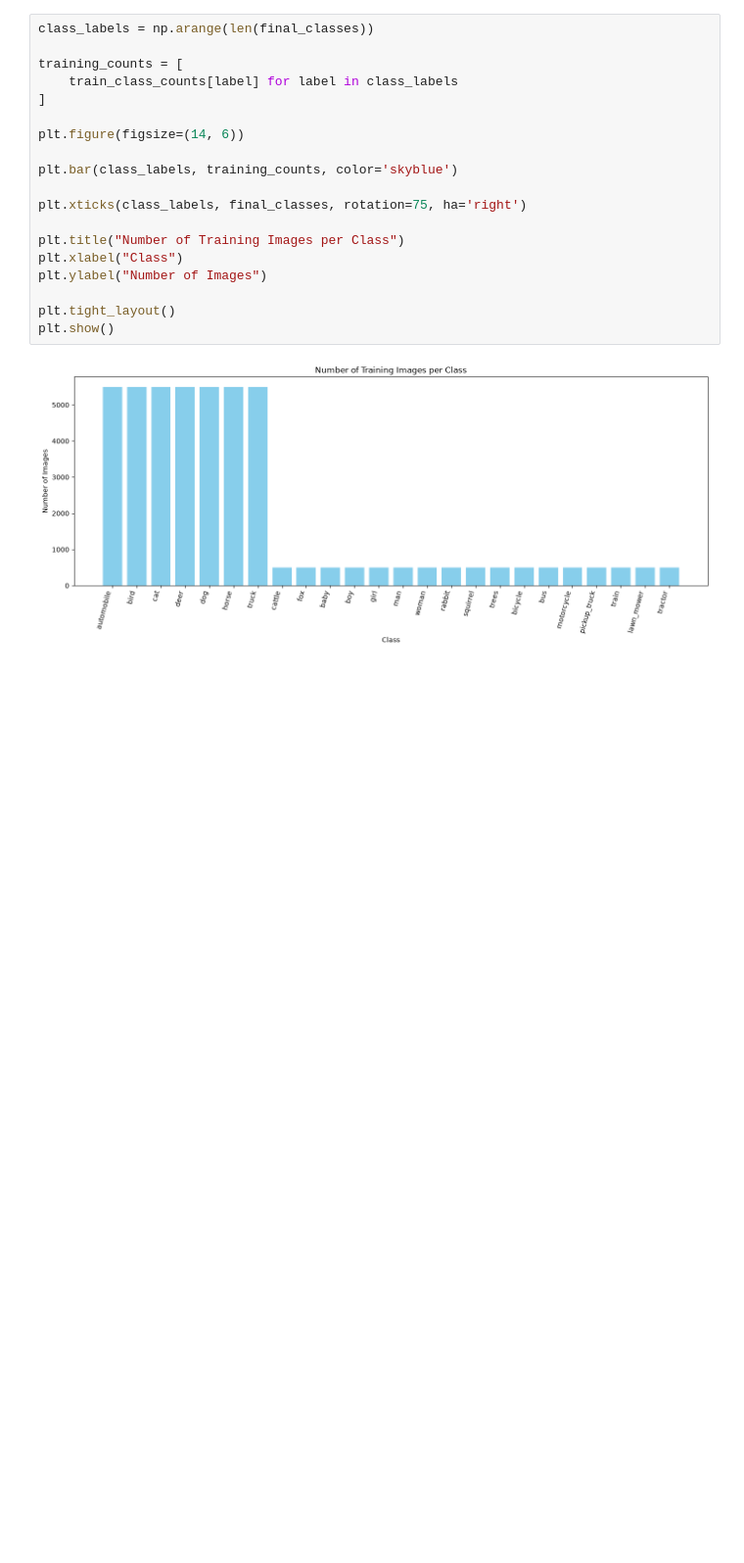
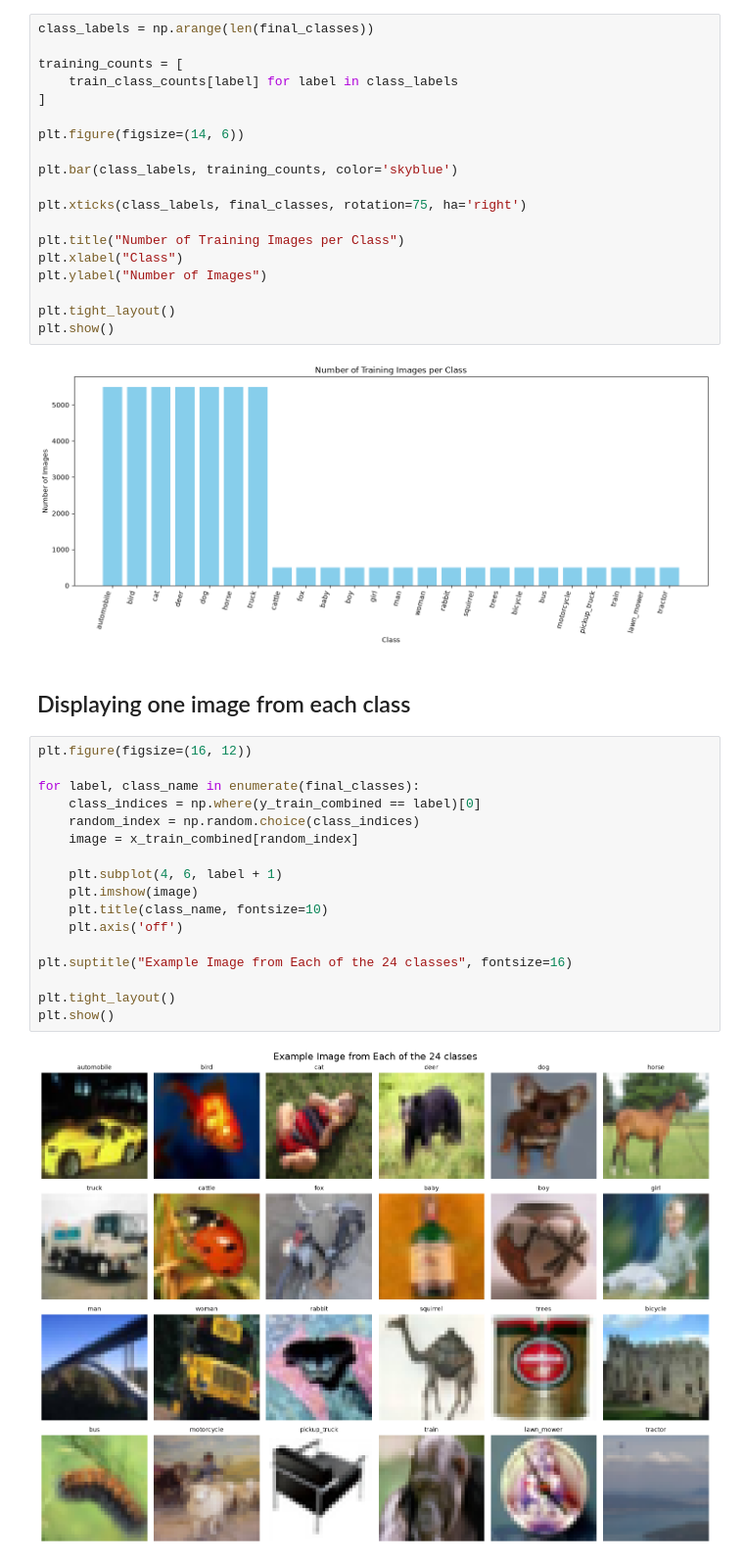
Before and after one commit to eljesam/Repeat-CA1, a Jupyter notebook: Repeat CA1/CA_Image_Classification_CIFAR10_CIFAR100.ipynb, the cells around one changed output. Shown at 98% size. Cells and saved outputs as stored; diff of their text form; blank space fills up the shorter version.

Commit message:
created class distro chart, displayed an imeage from each class and validated the dataset

```diff
--- a/Repeat CA1/CA_Image_Classification_CIFAR10_CIFAR100.ipynb
+++ b/Repeat CA1/CA_Image_Classification_CIFAR10_CIFAR100.ipynb
@@ -306,3 +308,24 @@ plt.tight_layout()
 plt.show()
 # %% [output]
 [figure]
+# %% [markdown]
+## Displaying one image from each class
+# %%
+plt.figure(figsize=(16, 12))
+
+for label, class_name in enumerate(final_classes):
+    class_indices = np.where(y_train_combined == label)[0]
+    random_index = np.random.choice(class_indices)
+    image = x_train_combined[random_index]
+
+    plt.subplot(4, 6, label + 1)
+    plt.imshow(image)
+    plt.title(class_name, fontsize=10)
+    plt.axis('off')
+
+plt.suptitle("Example Image from Each of the 24 classes", fontsize=16)
+
+plt.tight_layout()
+plt.show()
+# %% [output]
+[figure, added]
```
Also changed, not shown: parts of 5 cells of this notebook.
